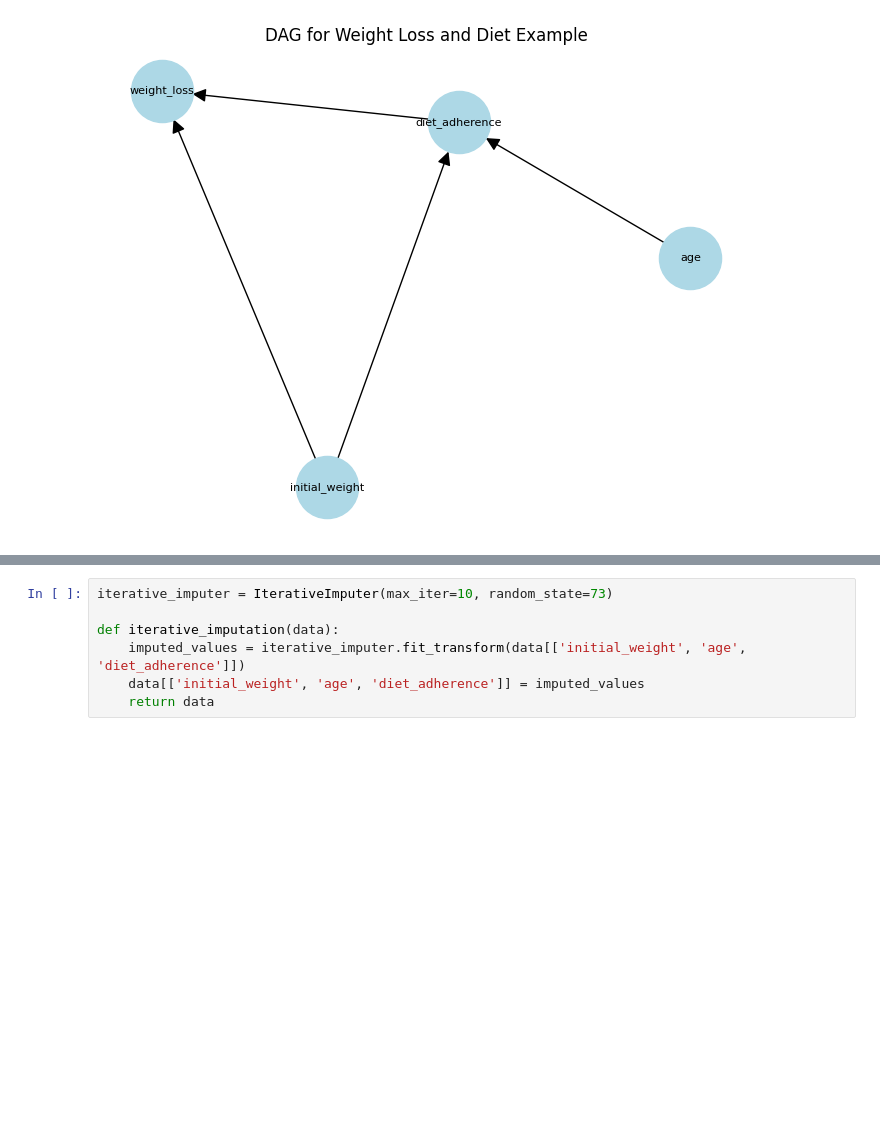
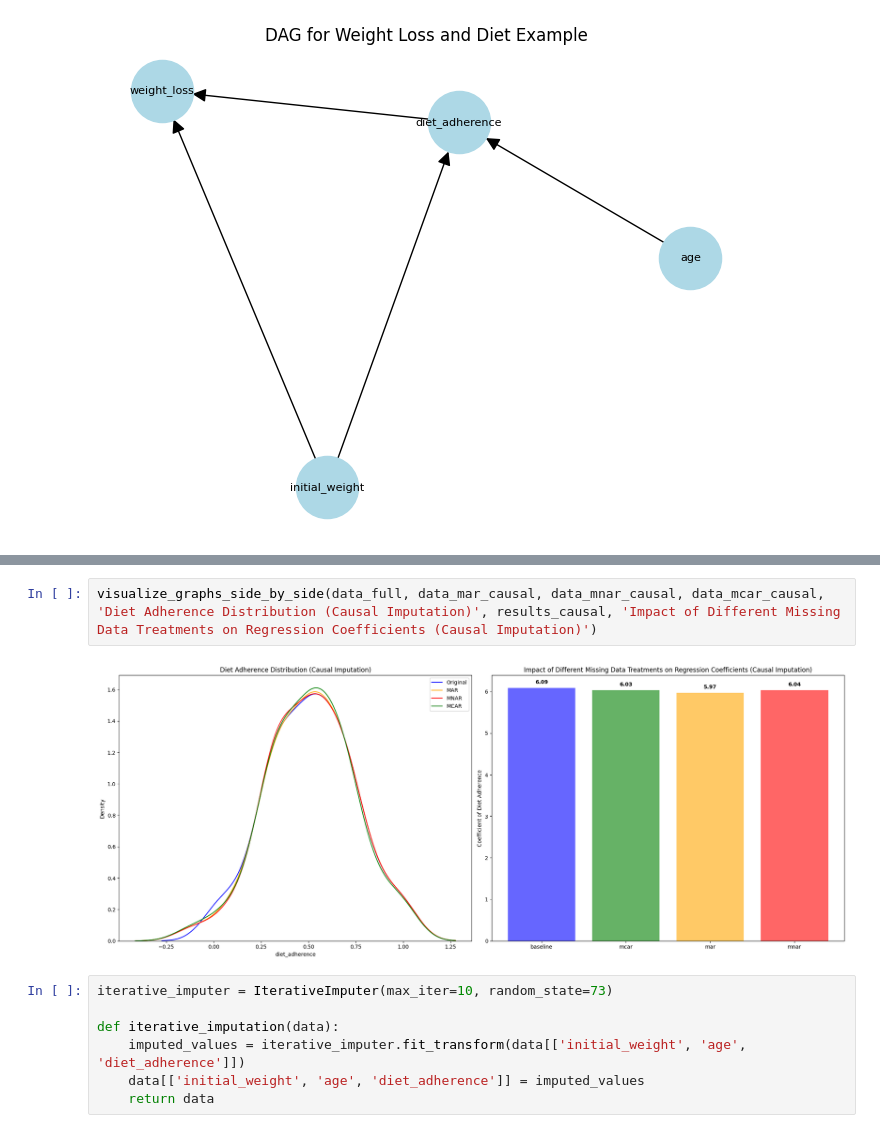
Before and after one commit to MaxiStahl1992/advanced-workbook-code, a Jupyter notebook: task5_full.ipynb, the cells around one changed output, grey strips where cells are left out. Drawn from its saved outputs; the diff is of its cells as text; blank space fills up the shorter version.

```diff
--- a/task5_full.ipynb
+++ b/task5_full.ipynb
@@ -302,3 +366,7 @@ plt.show()
+# %%
+visualize_graphs_side_by_side(data_full, data_mar_causal, data_mnar_causal, data_mcar_causal, 'Diet Adherence Distribution (Causal Imputation)', results_causal, 'Impact of Different Missing Data Treatments on Regression Coefficients (Causal Imputation)')
+# %% [output]
+[figure, added]
 # %%
 iterative_imputer = IterativeImputer(max_iter=10, random_state=73)
 
```
Also changed, not shown: parts of 31 cells of this notebook.
